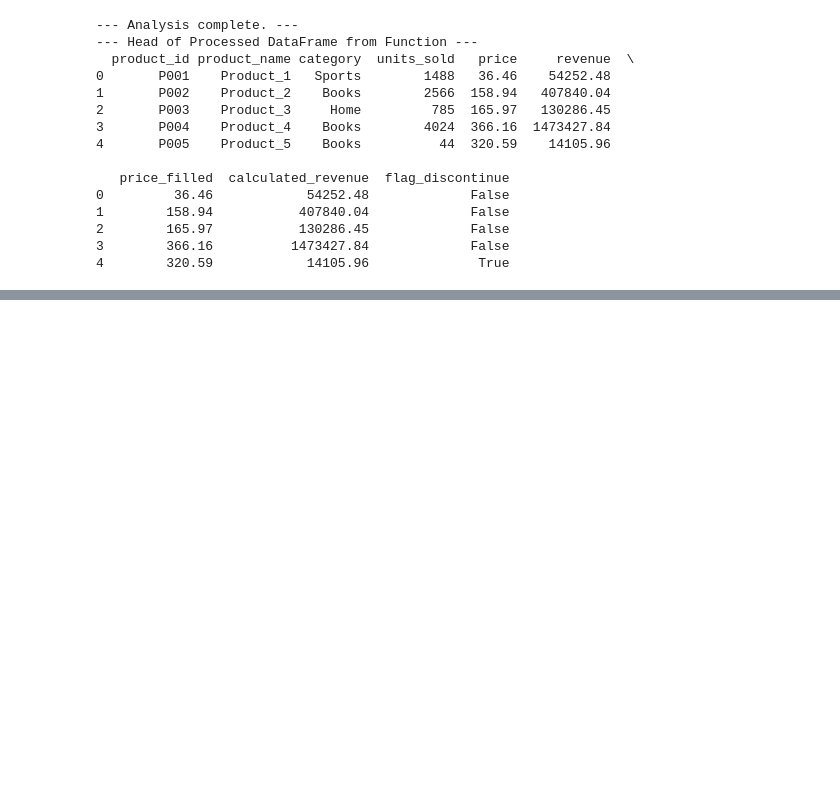
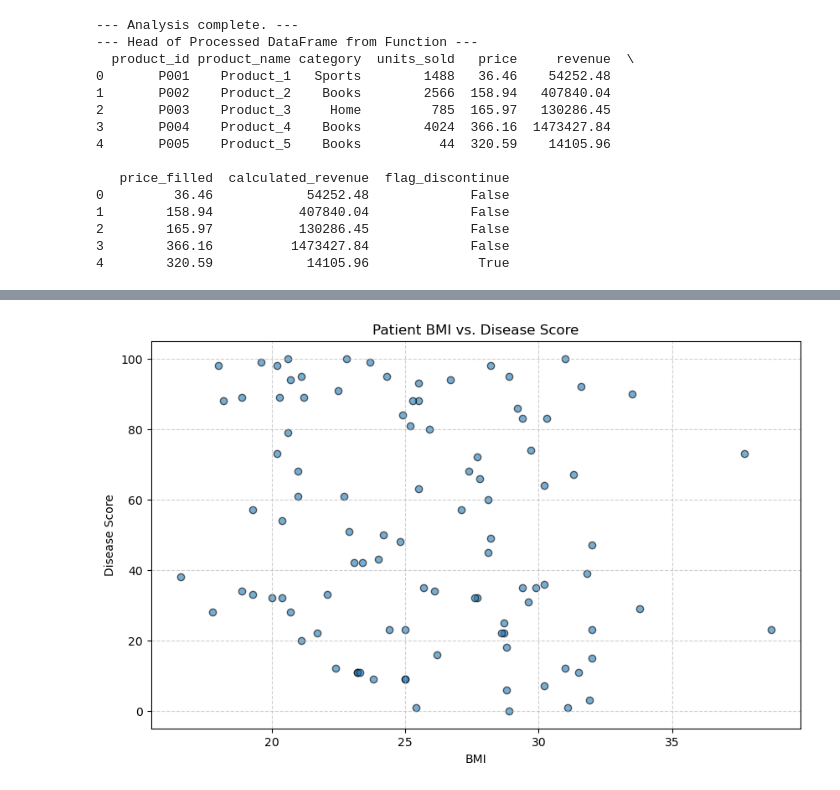
Before and after one commit to josvaEilertsen/ITPFAProject, a Jupyter notebook: Notebook.ipynb, the cells around one changed output, grey strips where cells are left out. Drawn from its saved outputs; the diff is of its cells as text; code cells hidden in the pictures; blank space fills up the shorter version.

```diff
--- a/Notebook.ipynb
+++ b/Notebook.ipynb
@@ -468,0 +471,22 @@ print(processed_df.head())
+# %%
+#3a
+
+#Read health data csv
+file_path_health = 'health_data.csv'
+df_health = pd.read_csv(file_path_health)
+
+#Summary of data frame
+print("--- Health DataFrame Info ---")
+df_health.info()
+
+#View the first few rows
+print("\n--- First 5 Rows (Health) ---")
+print(df_health.head())
+
+#count missing values
+print("\n--- Missing Value Counts (Health) ---")
+print(df_health.isna().sum())
+
+#descriptive statistics
+print("\n--- Descriptive Statistics (Health) ---")
+print(df_health.describe())
@@ -468,0 +511,21 @@ print(processed_df.head())
+# %%
+#3b
+
+plt.figure(figsize=(10, 6))
+plt.scatter(
+    df_health['BMI'],
+    df_health['disease_score'],
+    alpha=0.6,
+    edgecolors='k'
+)
+
+#labels and title
+plt.title('Patient BMI vs. Disease Score')
+plt.xlabel('BMI')
+plt.ylabel('Disease Score')
+plt.grid(True, linestyle='--', alpha=0.6)
+
+#Display
+plt.show()
+# %% [output]
+[figure, added]
```
Also changed, not shown: parts of 14 cells of this notebook, 2 other files.
